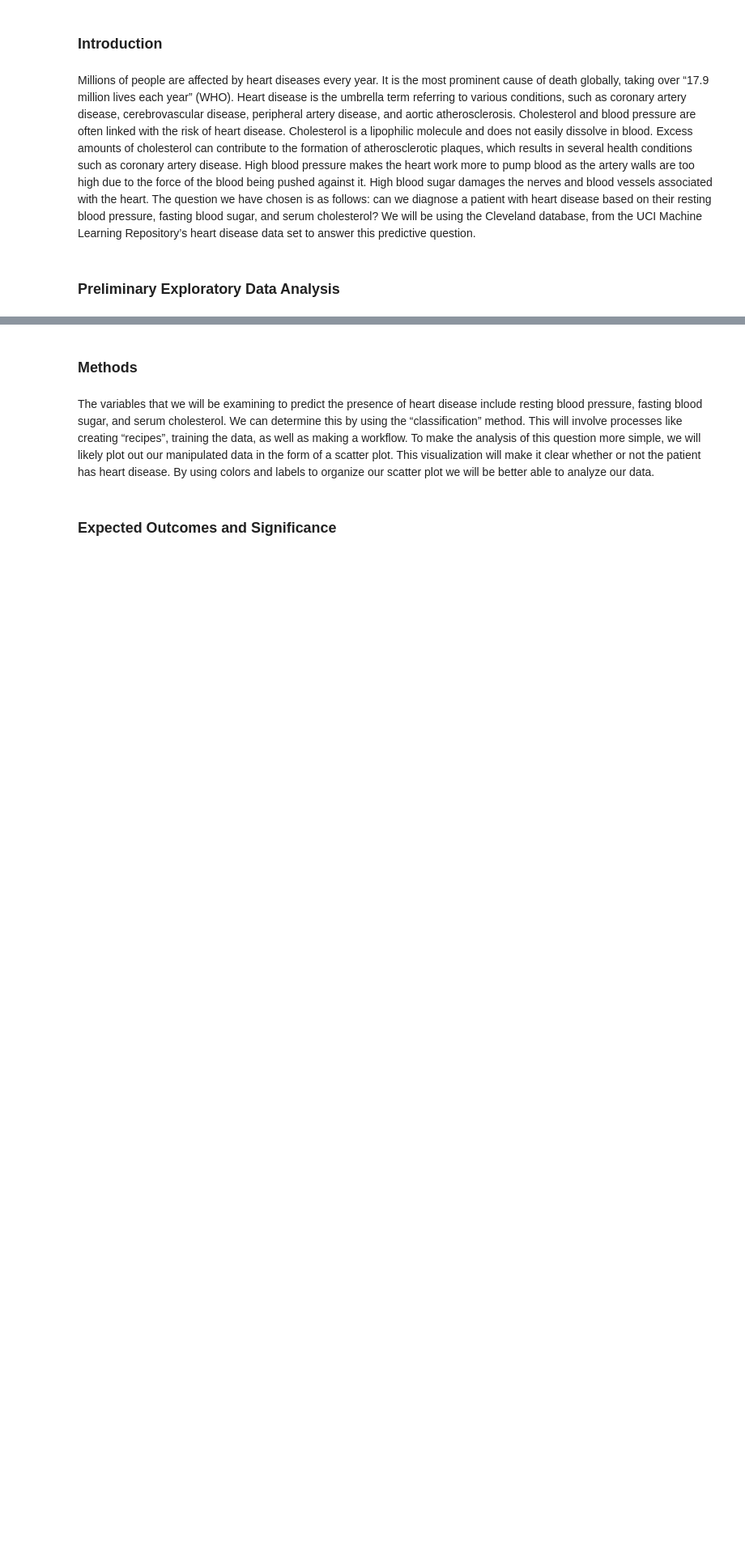
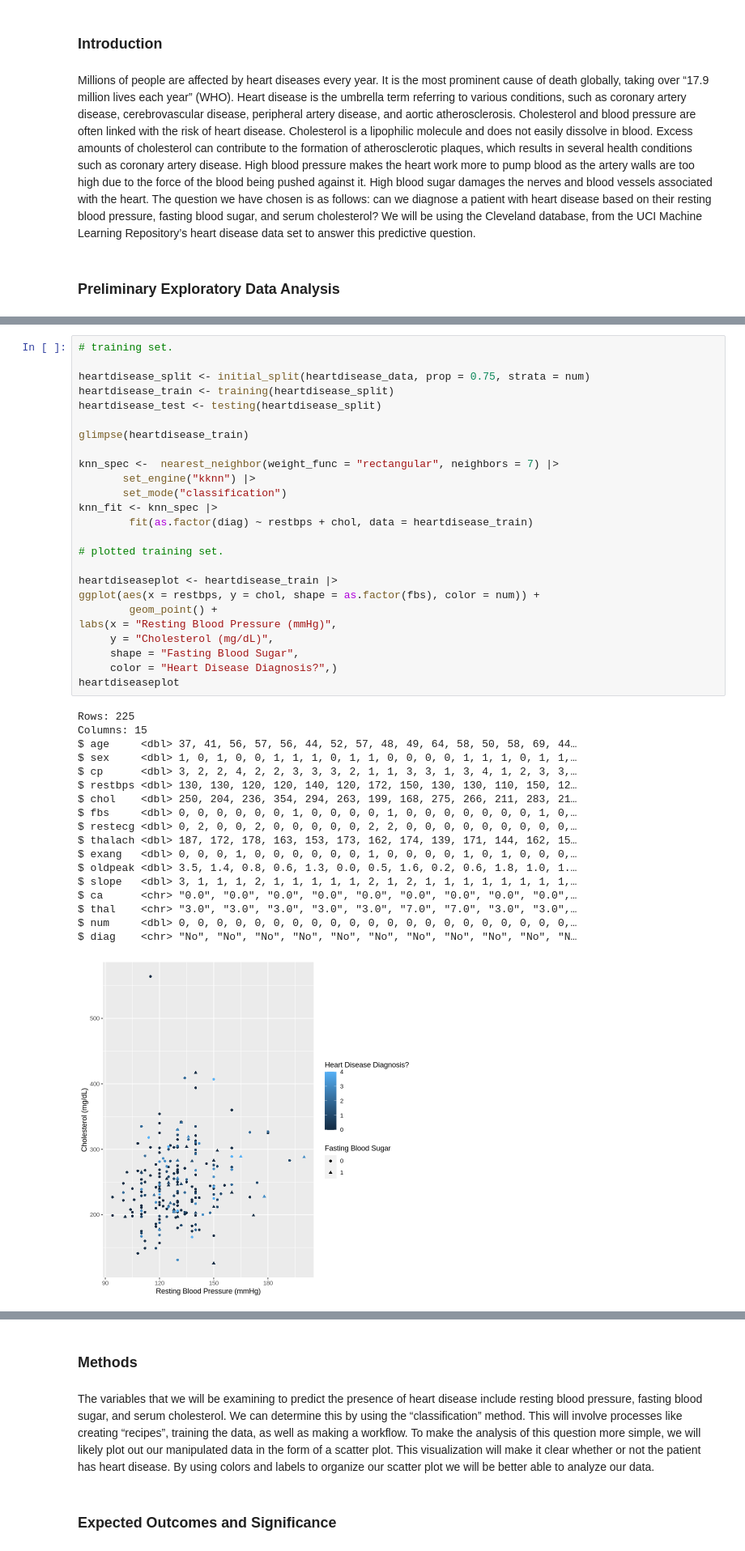
Before and after one commit to Jake-Yeo/dsci100-project, a Jupyter notebook: heartDisease.ipynb, the cells around one changed output, grey strips where cells are left out. Shown at 81% size. Saved outputs shown, nothing was run; the diff lists cells and outputs as text; blank space fills up the shorter version.

Commit message:
Diagnosis column and age histogram
Added "diag" based on "num" and made a histograph of the "age" predictor.

```diff
--- a/heartDisease.ipynb
+++ b/heartDisease.ipynb
@@ -72,0 +63,44 @@ $ num     <dbl> 0, 0, 0, 0, 0, 0, 0, 0, 0, 0, 0, 0, 0, 0, 0, 0, 0, 0, 0, 0, 0,
+# %%
+# training set.
+
+heartdisease_split <- initial_split(heartdisease_data, prop = 0.75, strata = num)
+heartdisease_train <- training(heartdisease_split)
+heartdisease_test <- testing(heartdisease_split)
+
+glimpse(heartdisease_train)
+
+knn_spec <-  nearest_neighbor(weight_func = "rectangular", neighbors = 7) |>
+       set_engine("kknn") |>
+       set_mode("classification")
+knn_fit <- knn_spec |>
+        fit(as.factor(diag) ~ restbps + chol, data = heartdisease_train)
+
+# plotted training set.
+
+heartdiseaseplot <- heartdisease_train |>
+ggplot(aes(x = restbps, y = chol, shape = as.factor(fbs), color = num)) +
+        geom_point() +
+labs(x = "Resting Blood Pressure (mmHg)",
+     y = "Cholesterol (mg/dL)",
+     shape = "Fasting Blood Sugar",
+     color = "Heart Disease Diagnosis?",)
+heartdiseaseplot
+# %% [output]
+Rows: 225
+Columns: 15
+$ age     <dbl> 37, 41, 56, 57, 56, 44, 52, 57, 48, 49, 64, 58, 50, 58, 69, 44…
+$ sex     <dbl> 1, 0, 1, 0, 0, 1, 1, 1, 0, 1, 1, 0, 0, 0, 0, 1, 1, 1, 0, 1, 1,…
+$ cp      <dbl> 3, 2, 2, 4, 2, 2, 3, 3, 3, 2, 1, 1, 3, 3, 1, 3, 4, 1, 2, 3, 3,…
+$ restbps <dbl> 130, 130, 120, 120, 140, 120, 172, 150, 130, 130, 110, 150, 12…
+$ chol    <dbl> 250, 204, 236, 354, 294, 263, 199, 168, 275, 266, 211, 283, 21…
+$ fbs     <dbl> 0, 0, 0, 0, 0, 0, 1, 0, 0, 0, 0, 1, 0, 0, 0, 0, 0, 0, 0, 1, 0,…
+$ restecg <dbl> 0, 2, 0, 0, 2, 0, 0, 0, 0, 0, 2, 2, 0, 0, 0, 0, 0, 0, 0, 0, 0,…
+$ thalach <dbl> 187, 172, 178, 163, 153, 173, 162, 174, 139, 171, 144, 162, 15…
+$ exang   <dbl> 0, 0, 0, 1, 0, 0, 0, 0, 0, 0, 1, 0, 0, 0, 0, 1, 0, 1, 0, 0, 0,…
+$ oldpeak <dbl> 3.5, 1.4, 0.8, 0.6, 1.3, 0.0, 0.5, 1.6, 0.2, 0.6, 1.8, 1.0, 1.…
+$ slope   <dbl> 3, 1, 1, 1, 2, 1, 1, 1, 1, 1, 2, 1, 2, 1, 1, 1, 1, 1, 1, 1, 1,…
+$ ca      <chr> "0.0", "0.0", "0.0", "0.0", "0.0", "0.0", "0.0", "0.0", "0.0",…
+$ thal    <chr> "3.0", "3.0", "3.0", "3.0", "3.0", "7.0", "7.0", "3.0", "3.0",…
+$ num     <dbl> 0, 0, 0, 0, 0, 0, 0, 0, 0, 0, 0, 0, 0, 0, 0, 0, 0, 0, 0, 0, 0,…
+$ diag    <chr> "No", "No", "No", "No", "No", "No", "No", "No", "No", "No", "N…
+[figure, added]
```
Also changed, not shown: parts of 4 cells of this notebook.
